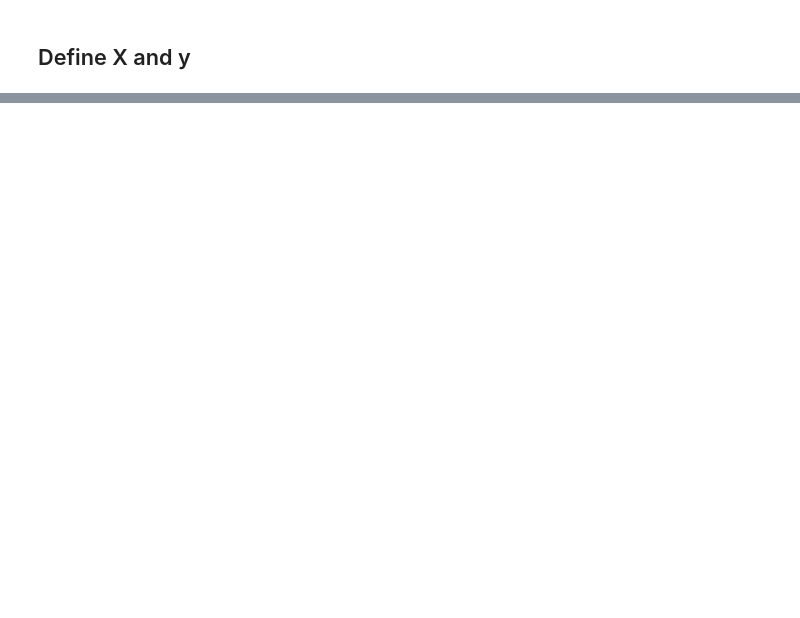
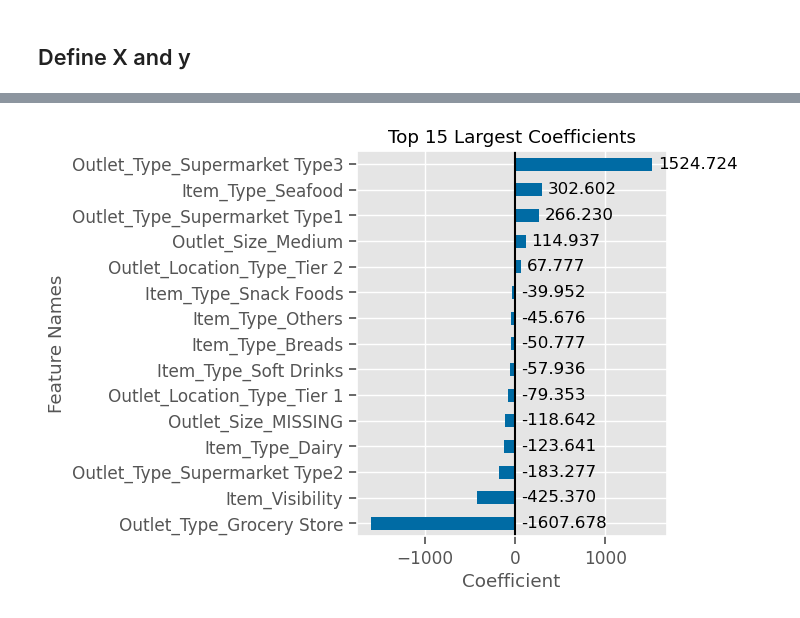
Before and after one commit to Osmayda/Prediction-of-Product-Sales, a Jupyter notebook: Project 1 - Revisited.ipynb, the cells around one changed output, grey strips where cells are left out. Drawn from its saved outputs; the diff is of its cells as text; code cells hidden in the pictures; blank space fills up the shorter version.

```diff
--- a/Project 1 - Revisited.ipynb
+++ b/Project 1 - Revisited.ipynb
@@ -1480,26 +300,0 @@ ax.set(xlabel='Item_Outlet_Sales', title="Coefficients - All");
-# %%
-def plot_coeffs(coeffs, top_n=None,  figsize=(4,5), intercept=False):
-    if (intercept==False) & ('intercept' in coeffs.index):
-        coeffs = coeffs.drop('intercept')
-
-    if top_n==None:
-        ## sort all features and set title
-        plot_vals = coeffs.sort_values()
-        title = "All Coefficients - Ranked by Magnitude"
-    else:
-        ## rank the coeffs and select the top_n
-        coeff_rank = coeffs.abs().rank().sort_values(ascending=False)
-        top_n_features = coeff_rank.head(top_n)
-        plot_vals = coeffs.loc[top_n_features.index].sort_values()
-        ## sort features and keep top_n and set title
-        title = f"Top {top_n} Largest Coefficients"
-
-    ## plotting top N importances
-    ax = plot_vals.plot(kind='barh', figsize=figsize)
-    ax.set(xlabel='Coefficient',
-           ylabel='Feature Names',
-           title=title)
-    ax.axvline(0, color='k')
-
-    ## return ax in case want to continue to update/modify figure
-    return ax
@@ -1524,0 +330,5 @@ for bar in ax.patches:
+# %%
+## Saving the coefficients
+coeffs = pd.Series(lin_reg.coef_, index= lin_reg.feature_names_in_)
+coeffs.loc['intercept'] = lin_reg.intercept_
+coeffs
@@ -1524,0 +353,8 @@ for bar in ax.patches:
+# %%
+def get_coefficients(lin_reg):
+    coeffs = pd.Series(lin_reg.coef_, index= lin_reg.feature_names_in_)
+    coeffs.loc['intercept'] = lin_reg.intercept_
+    return coeffs
+# %%
+coeffs = get_coefficients(lin_reg)
+coeffs.sort_values()
@@ -1524,0 +379,8 @@ for bar in ax.patches:
+# %%
+fig, ax = plt.subplots()
+
+plot_coeffs(coeffs, top_n=15, annotate=True);
+
+fig.savefig('Data/top_15_largest_coefficients.png', dpi=70, bbox_inches='tight')
+# %% [output]
+[figure, added]
```
Also changed, not shown: parts of 270 cells of this notebook, 7 other files.
